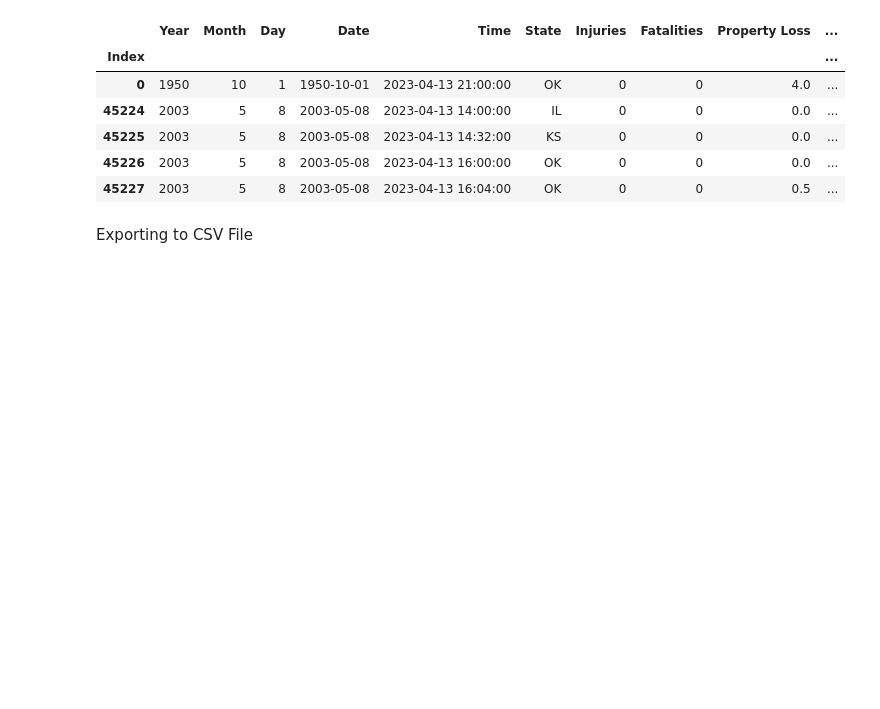
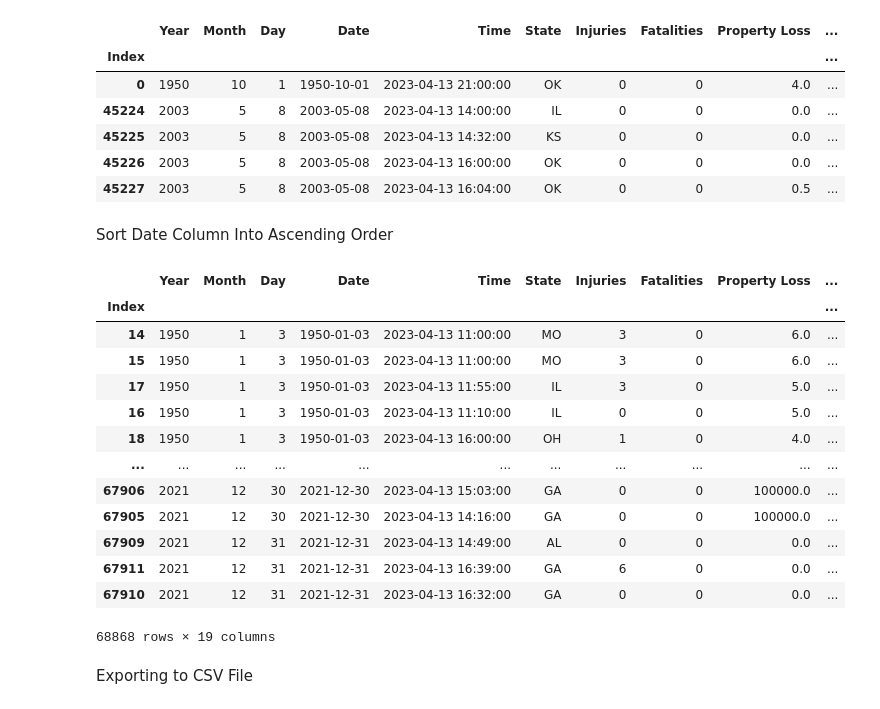
Before and after one commit to KatAug/CapstoneProjectTornadoes, a Jupyter notebook: TornadoProject.ipynb, the cells around one changed output. Saved outputs shown, nothing was run; the diff lists cells and outputs as text; code cells hidden in the pictures; blank space fills up the shorter version.

Commit message:
Sorted Date column into ascending order

```diff
--- a/TornadoProject.ipynb
+++ b/TornadoProject.ipynb
@@ -178,6 +178,25 @@ sorted_df.head()
 | 45225 | 2003 | 5 | 8 | 2003-05-08 | 2023-04-13 14:32:00 | KS | 0 | 0 | 0.0 | ... |
 | 45226 | 2003 | 5 | 8 | 2003-05-08 | 2023-04-13 16:00:00 | OK | 0 | 0 | 0.0 | ... |
 | 45227 | 2003 | 5 | 8 | 2003-05-08 | 2023-04-13 16:04:00 | OK | 0 | 0 | 0.5 | ... |
+# %% [markdown]
+Sort Date Column Into Ascending Order
+# %%
+sorted_df.sort_values(by="Date")
+# %% [output]
+|  | Year | Month | Day | Date | Time | State | Injuries | Fatalities | Property Loss | ... |
+| Index |  |  |  |  |  |  |  |  |  | ... |
+| 14 | 1950 | 1 | 3 | 1950-01-03 | 2023-04-13 11:00:00 | MO | 3 | 0 | 6.0 | ... |
+| 15 | 1950 | 1 | 3 | 1950-01-03 | 2023-04-13 11:00:00 | MO | 3 | 0 | 6.0 | ... |
+| 17 | 1950 | 1 | 3 | 1950-01-03 | 2023-04-13 11:55:00 | IL | 3 | 0 | 5.0 | ... |
+| 16 | 1950 | 1 | 3 | 1950-01-03 | 2023-04-13 11:10:00 | IL | 0 | 0 | 5.0 | ... |
+| 18 | 1950 | 1 | 3 | 1950-01-03 | 2023-04-13 16:00:00 | OH | 1 | 0 | 4.0 | ... |
+| ... | ... | ... | ... | ... | ... | ... | ... | ... | ... | ... |
+| 67906 | 2021 | 12 | 30 | 2021-12-30 | 2023-04-13 15:03:00 | GA | 0 | 0 | 100000.0 | ... |
+| 67905 | 2021 | 12 | 30 | 2021-12-30 | 2023-04-13 14:16:00 | GA | 0 | 0 | 100000.0 | ... |
+| 67909 | 2021 | 12 | 31 | 2021-12-31 | 2023-04-13 14:49:00 | AL | 0 | 0 | 0.0 | ... |
+| 67911 | 2021 | 12 | 31 | 2021-12-31 | 2023-04-13 16:39:00 | GA | 6 | 0 | 0.0 | ... |
+| 67910 | 2021 | 12 | 31 | 2021-12-31 | 2023-04-13 16:32:00 | GA | 0 | 0 | 0.0 | ... |
+68868 rows × 19 columns
 # %% [markdown]
 Exporting to CSV File
 # %%
```
